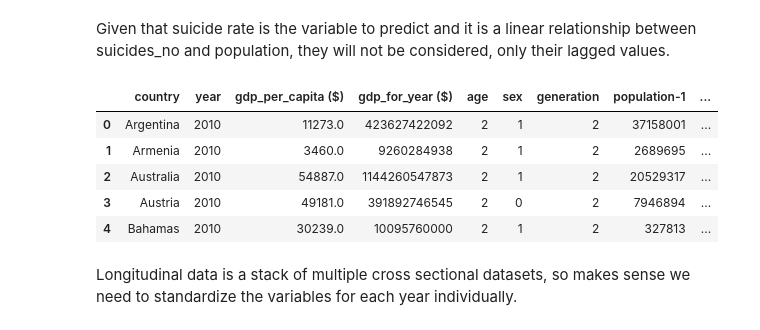
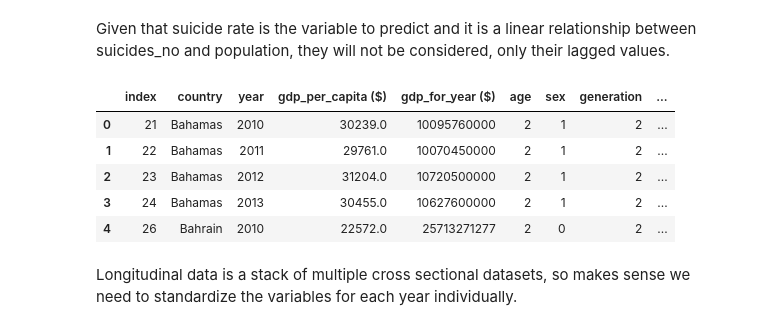
Before and after one commit to j220493/panelDataModelling, a Jupyter notebook: 2. Data Preparation.ipynb, the cells around one changed output. Saved outputs shown, nothing was run; the diff lists cells and outputs as text; code cells hidden in the pictures.

```diff
--- a/2. Data Preparation.ipynb
+++ b/2. Data Preparation.ipynb
@@ -191,19 +191,19 @@ TestDF = create_dataset(TestDF, ['population', 'suicides_no'])
 # %%
 # renaming columns & Dividing x & Y matrix
 yTrain = TrainDF['suicideRate']
 yTest = TestDF['suicideRate']
-TrainDF = TrainDF.rename(columns={'population': 'population-1', 'suicides_no': 'suicides_no-1'}).\
+XTrain = TrainDF.rename(columns={'population': 'population-1', 'suicides_no': 'suicides_no-1'}).\
                drop(columns=['suicideRate', 'index']).sort_values(['year', 'country']).reset_index(drop=True)
-TestDF = TestDF.rename(columns={'population': 'population-1', 'suicides_no': 'suicides_no-1'}).\
+XTest = TestDF.rename(columns={'population': 'population-1', 'suicides_no': 'suicides_no-1'}).\
               drop(columns=['suicideRate', 'index']).sort_values(['year', 'country']).reset_index(drop=True)
 TrainDF.head()
 # %% [output]
-|  | country | year | gdp_per_capita ($) | gdp_for_year ($) | age | sex | generation | population-1 | ... |
-| 0 | Argentina | 2010 | 11273.0 | 423627422092 | 2 | 1 | 2 | 37158001 | ... |
-| 1 | Armenia | 2010 | 3460.0 | 9260284938 | 2 | 1 | 2 | 2689695 | ... |
-| 2 | Australia | 2010 | 54887.0 | 1144260547873 | 2 | 1 | 2 | 20529317 | ... |
-| 3 | Austria | 2010 | 49181.0 | 391892746545 | 2 | 0 | 2 | 7946894 | ... |
-| 4 | Bahamas | 2010 | 30239.0 | 10095760000 | 2 | 1 | 2 | 327813 | ... |
+|  | index | country | year | gdp_per_capita ($) | gdp_for_year ($) | age | sex | generation | ... |
+| 0 | 21 | Bahamas | 2010 | 30239.0 | 10095760000 | 2 | 1 | 2 | ... |
+| 1 | 22 | Bahamas | 2011 | 29761.0 | 10070450000 | 2 | 1 | 2 | ... |
+| 2 | 23 | Bahamas | 2012 | 31204.0 | 10720500000 | 2 | 1 | 2 | ... |
+| 3 | 24 | Bahamas | 2013 | 30455.0 | 10627600000 | 2 | 1 | 2 | ... |
+| 4 | 26 | Bahrain | 2010 | 22572.0 | 25713271277 | 2 | 0 | 2 | ... |
 # %% [markdown]
 Longitudinal data is a stack of multiple cross sectional datasets, so makes sense we need to standardize the variables for each year individually.
 # %%
```
Also changed, not shown: parts of 5 cells of this notebook, 4 other files.
